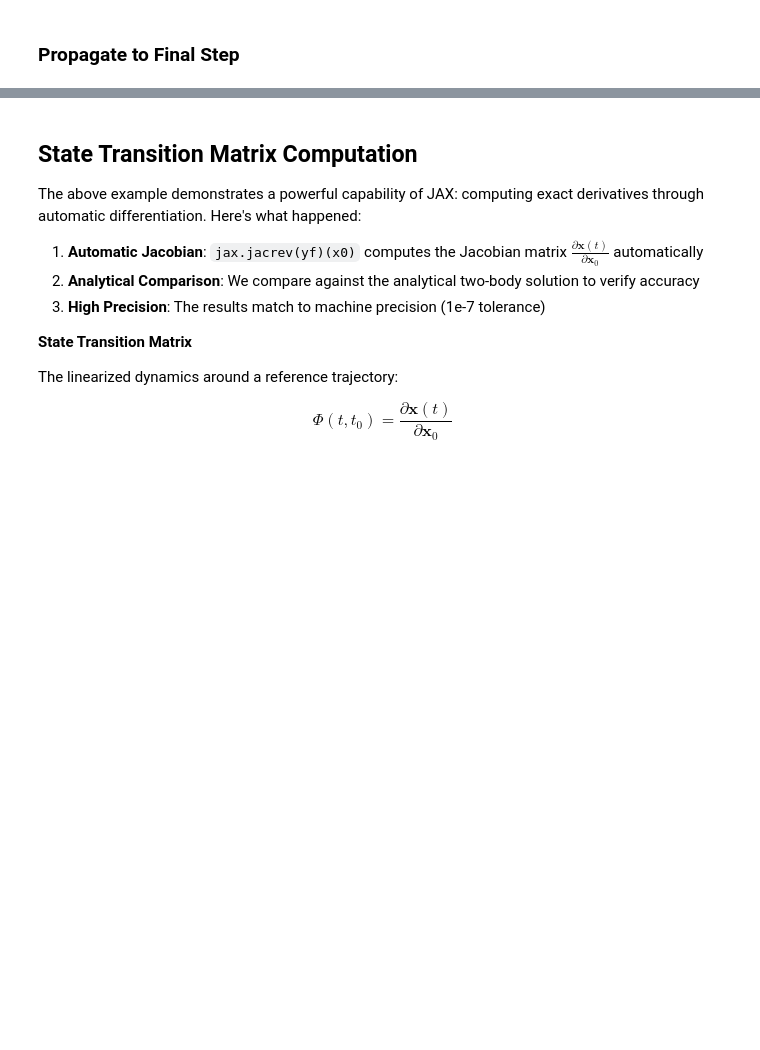
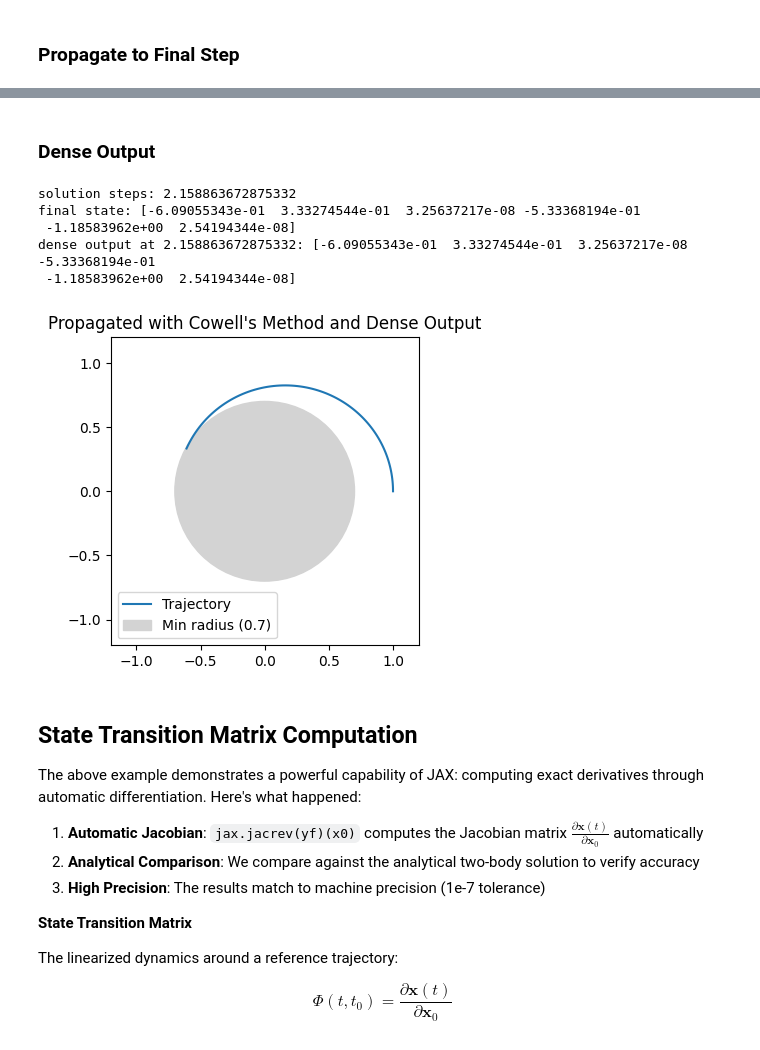
Before and after one commit to pennbay/astrodynx, a Jupyter notebook: docs/examples/prop_cowell.ipynb, the cells around one changed output, grey strips where cells are left out. Drawn from its saved outputs; the diff is of its cells as text; code cells hidden in the pictures; blank space fills up the shorter version.

Commit message:
Add cowell_method function for orbital propagation, enable dense output.

```diff
--- a/docs/examples/prop_cowell.ipynb
+++ b/docs/examples/prop_cowell.ipynb
@@ -191,3 +193,35 @@ final state: [[-5.84077092e-01  3.84040133e-01  3.14508631e-08 -6.10440122e-01
+# %% [markdown]
+### Dense Output
+# %%
+sol = prop.cowell_method(
+    orbdyn, x0, t1, saveat=diffeq.SaveAt(dense=True, subs=diffeq.SubSaveAt(t1=True))
+)
+
+print(f"solution steps: {sol.ts[-1]}")
+print(f"final state: {sol.ys[-1]}")
+print(f"dense output at {sol.ts[-1]}: {sol.evaluate(sol.ts[-1])}")
+
+fig, ax = plt.subplots(figsize=(6, 4))
+ts = jnp.linspace(0, sol.ts[-1], 100)
+ys = jax.vmap(sol.evaluate)(ts)
+ax.plot(ys[:, 0], ys[:, 1], label="Trajectory")
+circle = plt.Circle(
+    (0, 0), radius=args["rmin"], color="lightgray", label=f"Min radius ({args['rmin']})"
+)
+ax.add_patch(circle)
+ax.set_aspect("equal")
+ax.set_xlim(-1.2, 1.2)
+ax.set_ylim(-1.2, 1.2)
+ax.legend()
+ax.set_title("Propagated with Cowell's Method and Dense Output")
+plt.show()
+# %% [output]
+solution steps: 2.158863672875332
+final state: [-6.09055343e-01  3.33274544e-01  3.25637217e-08 -5.33368194e-01
+ -1.18583962e+00  2.54194344e-08]
+dense output at 2.158863672875332: [-6.09055343e-01  3.33274544e-01  3.25637217e-08 -5.33368194e-01
+ -1.18583962e+00  2.54194344e-08]
+[figure, added]
 # %% [markdown]
 ## State Transition Matrix Computation
 
```
Also changed, not shown: parts of 3 cells of this notebook, 2 other files.
